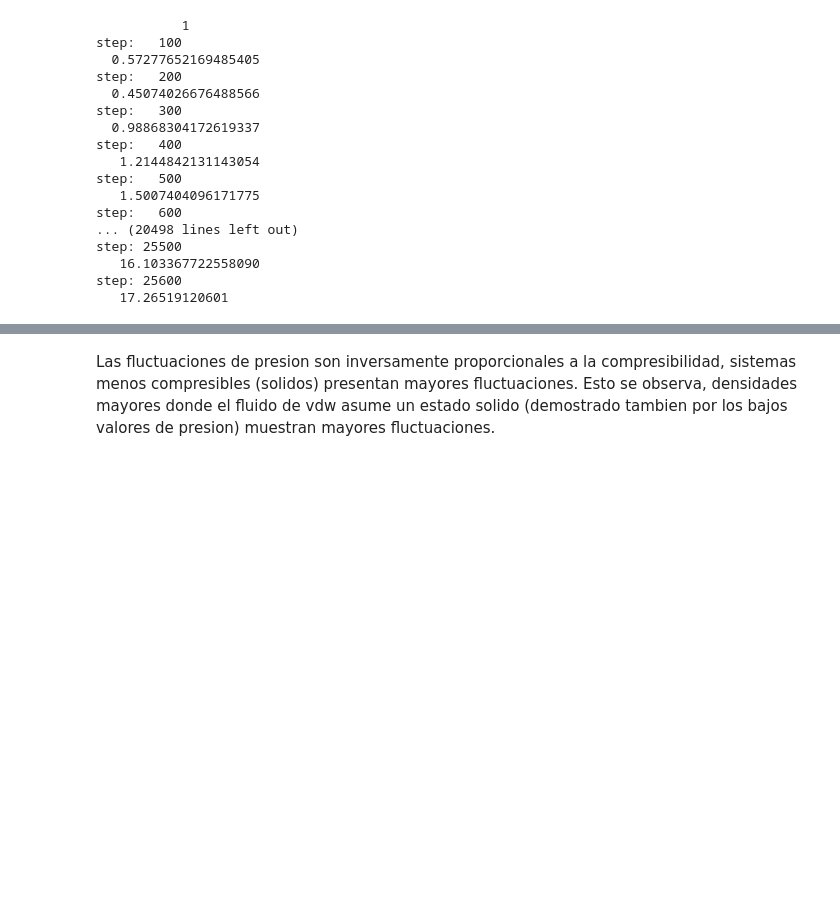
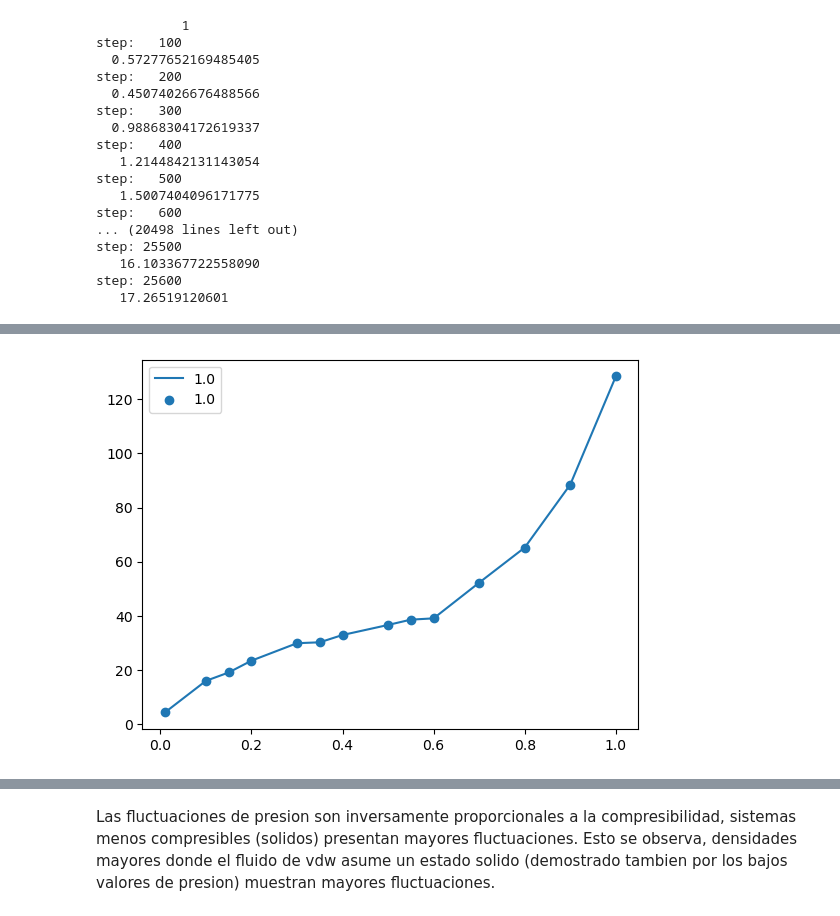
Before and after one commit to justoolmos/sims_UNSAM_equipo7, a Jupyter notebook: TP_MD/resultados.ipynb, the cells around one changed output, grey strips where cells are left out. Drawn from its saved outputs; the diff is of its cells as text; code cells hidden in the pictures; blank space fills up the shorter version.

```diff
--- a/TP_MD/resultados.ipynb
+++ b/TP_MD/resultados.ipynb
@@ -92,3 +94,10 @@ plt.show()
+# %%
+plt.plot(np.array(rho[1:]),[v['E total'].std() for v in dfs.values()][1:], label=k)
+plt.scatter(x = np.array(rho[1:]),y = [v['E total'].std() for v in dfs.values()][1:], label=k)
+plt.legend()
+plt.show()
+# %% [output]
+[figure, added]
 # %%
 p_means = [i['p'][200:].mean() for i in dfs.values()]
 p_dev = [i['p'][200:].std() for i in dfs.values()]
```
Also changed, not shown: parts of 16 cells of this notebook.
